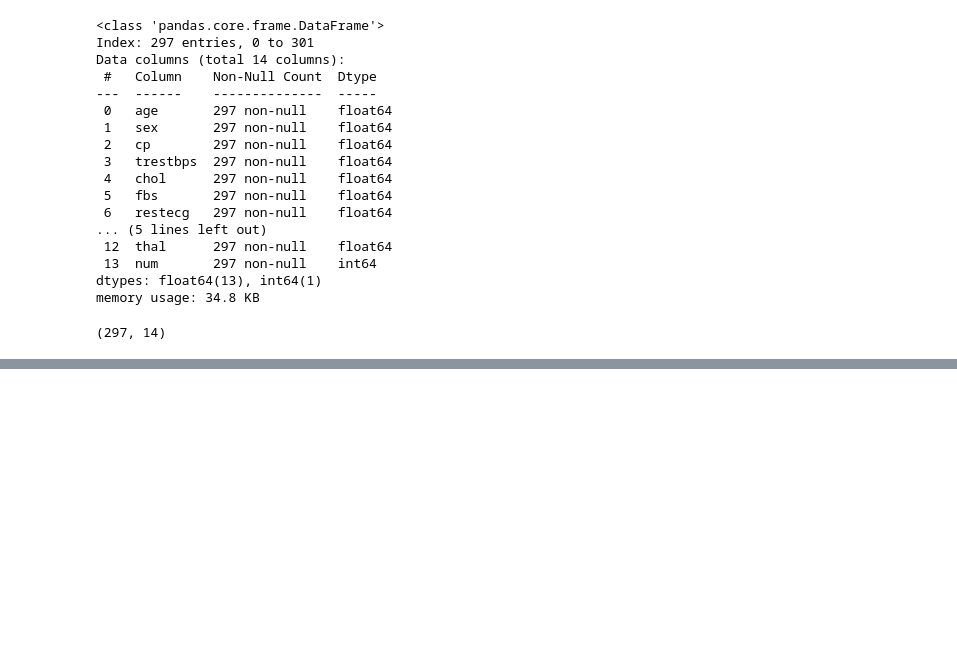
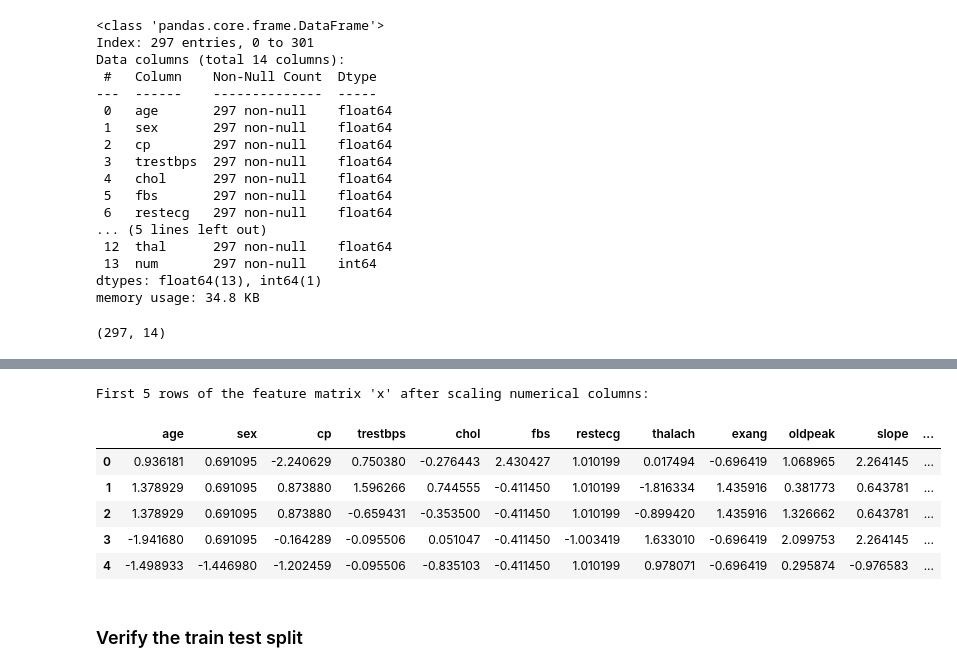
Before and after one commit to AakarshPatel/pytorch-heart-disease, a Jupyter notebook: 02_Data__Cleaning_and_Preprocessing.ipynb, the cells around one changed output, grey strips where cells are left out. Cells and saved outputs as stored; diff of their text form; code cells hidden in the pictures; blank space fills up the shorter version.

```diff
--- a/02_Data__Cleaning_and_Preprocessing.ipynb
+++ b/02_Data__Cleaning_and_Preprocessing.ipynb
@@ -69,0 +275,16 @@ data.shape
+# %%
+# Replace the original numerical columns in 'x' with their scaled versions.
+for col in numerical_cols:
+    x[col] = x_scaled[col]
+
+# Display the first 5 rows of the updated feature matrix 'x' to confirm scaling.
+print("First 5 rows of the feature matrix 'x' after scaling numerical columns:")
+display(x.head())
+# %% [output]
+First 5 rows of the feature matrix 'x' after scaling numerical columns:
+|  | age | sex | cp | trestbps | chol | fbs | restecg | thalach | exang | oldpeak | slope | ... |
+| 0 | 0.936181 | 0.691095 | -2.240629 | 0.750380 | -0.276443 | 2.430427 | 1.010199 | 0.017494 | -0.696419 | 1.068965 | 2.264145 | ... |
+| 1 | 1.378929 | 0.691095 | 0.873880 | 1.596266 | 0.744555 | -0.411450 | 1.010199 | -1.816334 | 1.435916 | 0.381773 | 0.643781 | ... |
+| 2 | 1.378929 | 0.691095 | 0.873880 | -0.659431 | -0.353500 | -0.411450 | 1.010199 | -0.899420 | 1.435916 | 1.326662 | 0.643781 | ... |
+| 3 | -1.941680 | 0.691095 | -0.164289 | -0.095506 | 0.051047 | -0.411450 | -1.003419 | 1.633010 | -0.696419 | 2.099753 | 2.264145 | ... |
+| 4 | -1.498933 | -1.446980 | -1.202459 | -0.095506 | -0.835103 | -0.411450 | 1.010199 | 0.978071 | -0.696419 | 0.295874 | -0.976583 | ... |
@@ -69,0 +296,2 @@ data.shape
+# %% [markdown]
+### Verify the train test split
```
Also changed, not shown: parts of 19 cells of this notebook.
